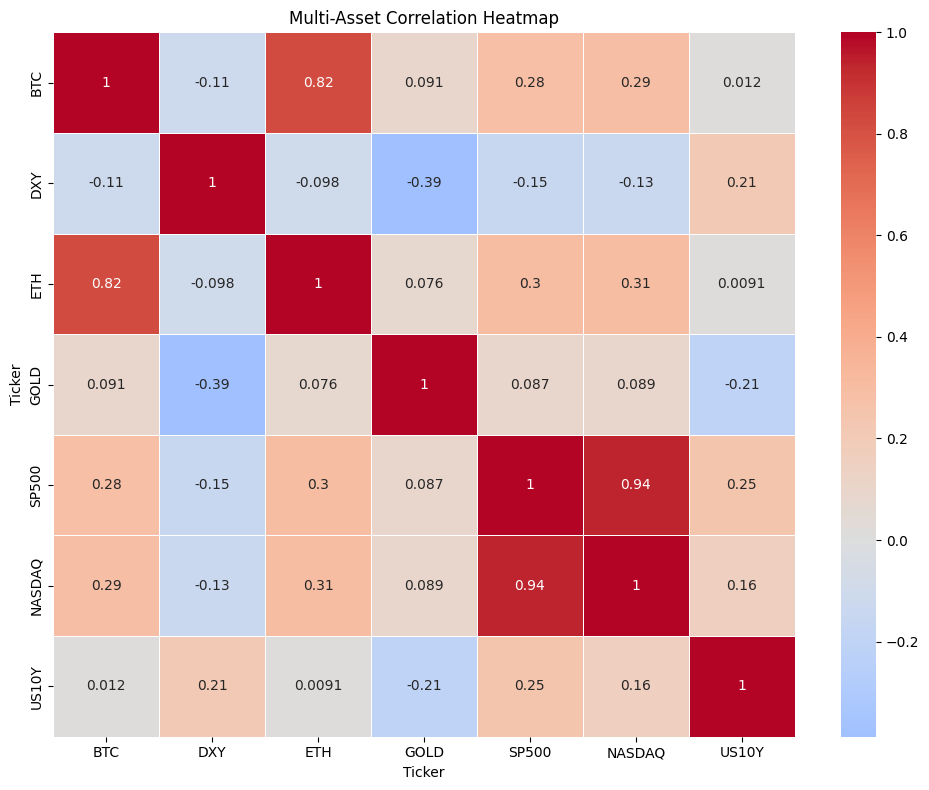
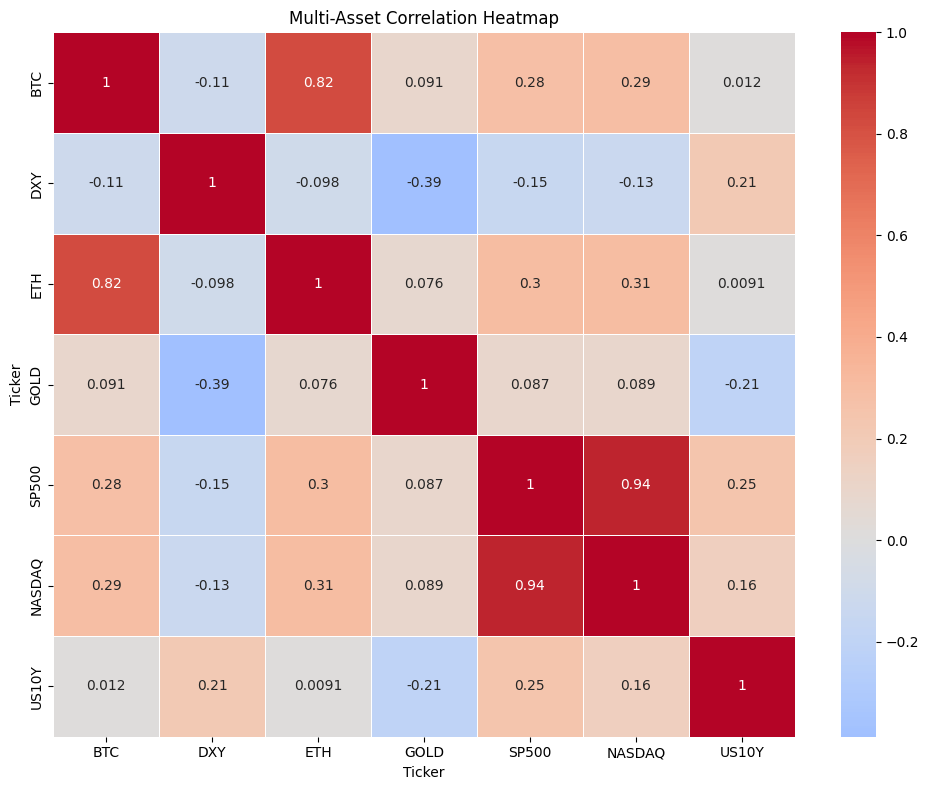
Code edit (unified diff) that turned the first committed figure into the second:
--- before
+++ after
@@ -12,3 +12,10 @@
 
 plt.tight_layout()
+
+plt.savefig(
+    "../reports/figures/correlation_heatmap.png",
+    dpi=300,
+    bbox_inches="tight"
+)
+
 plt.show()

Commit: Polish project documentation and add visualization assets